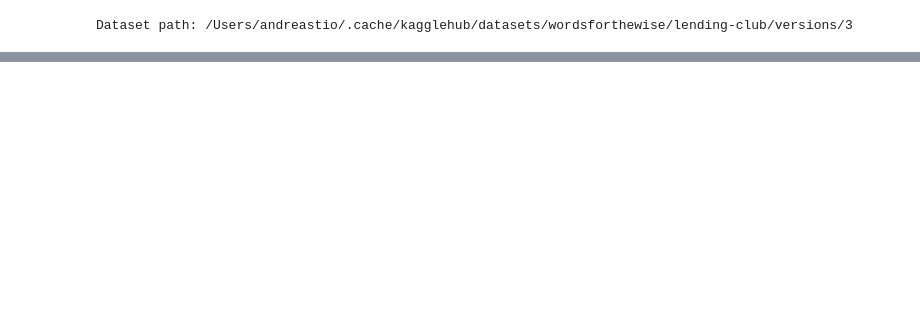
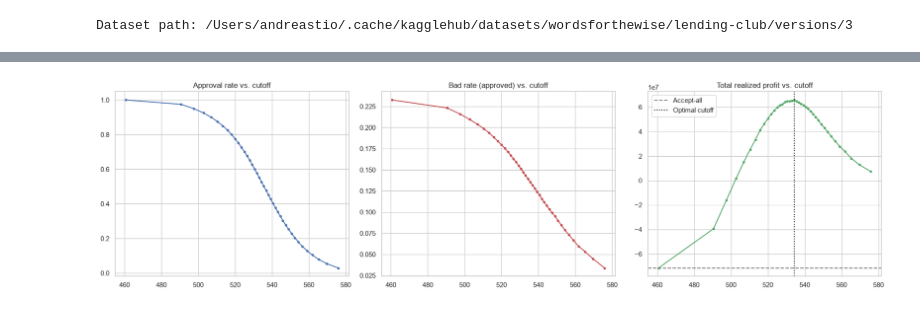
Before and after one commit to andreastio/credit-risk-strategy-lendingclub, a Jupyter notebook: notebooks/scorecard.ipynb, the cells around one changed output, grey strips where cells are left out. Drawn from its saved outputs; the diff is of its cells as text; code cells hidden in the pictures; blank space fills up the shorter version.

Commit message:
Consolidate to a single final scorecard.ipynb, add cutoff-strategy business-impact conclusion

```diff
--- a/notebooks/scorecard.ipynb
+++ b/notebooks/scorecard.ipynb
@@ -638,0 +385,31 @@ This is why `fico_percentile`, not raw FICO, is the version carried forward.
+# %%
+cutoffs = np.quantile(test["score"], np.linspace(0.0, 0.97, 40))
+rows = []
+for c in cutoffs:
+    approved = test[test["score"] >= c]
+    if len(approved) == 0:
+        continue
+    rows.append({
+        "cutoff": c,
+        "approval_rate": len(approved) / len(test),
+        "bad_rate_approved": approved["is_default"].mean(),
+        "total_profit": approved["net_profit"].sum(),
+    })
+strategy_curve = pd.DataFrame(rows)
+baseline_profit = test["net_profit"].sum()
+best_row = strategy_curve.loc[strategy_curve["total_profit"].idxmax()]
+best_cutoff = best_row["cutoff"]
+best_approval_rate = best_row["approval_rate"]
+best_bad_rate = best_row["bad_rate_approved"]
+best_total_profit = best_row["total_profit"]
+profit_swing = best_total_profit - baseline_profit
+
+print(f"Accept-all (no cutoff) baseline profit: ${baseline_profit:,.0f}")
+print(f"Profit-maximizing cutoff: score >= {best_cutoff:.1f}")
+print(f"  -> approval rate {best_approval_rate:.1%}, bad rate {best_bad_rate:.1%}, total profit ${best_total_profit:,.0f}")
+print(f"  -> ${profit_swing:,.0f} swing vs. accept-all")
+
+# export a coarse 10-point version of the curve for reporting purposes
+report_points = strategy_curve.iloc[np.linspace(0, len(strategy_curve) - 1, 10).astype(int)]
+print("\nCUTOFF_CURVE_CSV")
+print(report_points[["cutoff", "approval_rate", "bad_rate_approved", "total_profit"]].to_csv(index=False))
@@ -638,0 +434,15 @@ This is why `fico_percentile`, not raw FICO, is the version carried forward.
+# %%
+fig, axes = plt.subplots(1, 3, figsize=(18, 5))
+axes[0].plot(strategy_curve["cutoff"], strategy_curve["approval_rate"], marker="o", markersize=3)
+axes[0].set_title("Approval rate vs. cutoff")
+axes[1].plot(strategy_curve["cutoff"], strategy_curve["bad_rate_approved"], marker="o", markersize=3, color="#C44E52")
+axes[1].set_title("Bad rate (approved) vs. cutoff")
+axes[2].plot(strategy_curve["cutoff"], strategy_curve["total_profit"], marker="o", markersize=3, color="#55A868")
+axes[2].axhline(baseline_profit, linestyle="--", color="grey", label="Accept-all")
+axes[2].axvline(best_cutoff, linestyle=":", color="black", label="Optimal cutoff")
+axes[2].set_title("Total realized profit vs. cutoff")
+axes[2].legend()
+plt.tight_layout()
+plt.show()
+# %% [output]
+[figure, added]
```
Also changed, not shown: parts of 63 cells of this notebook, 4 other files.
